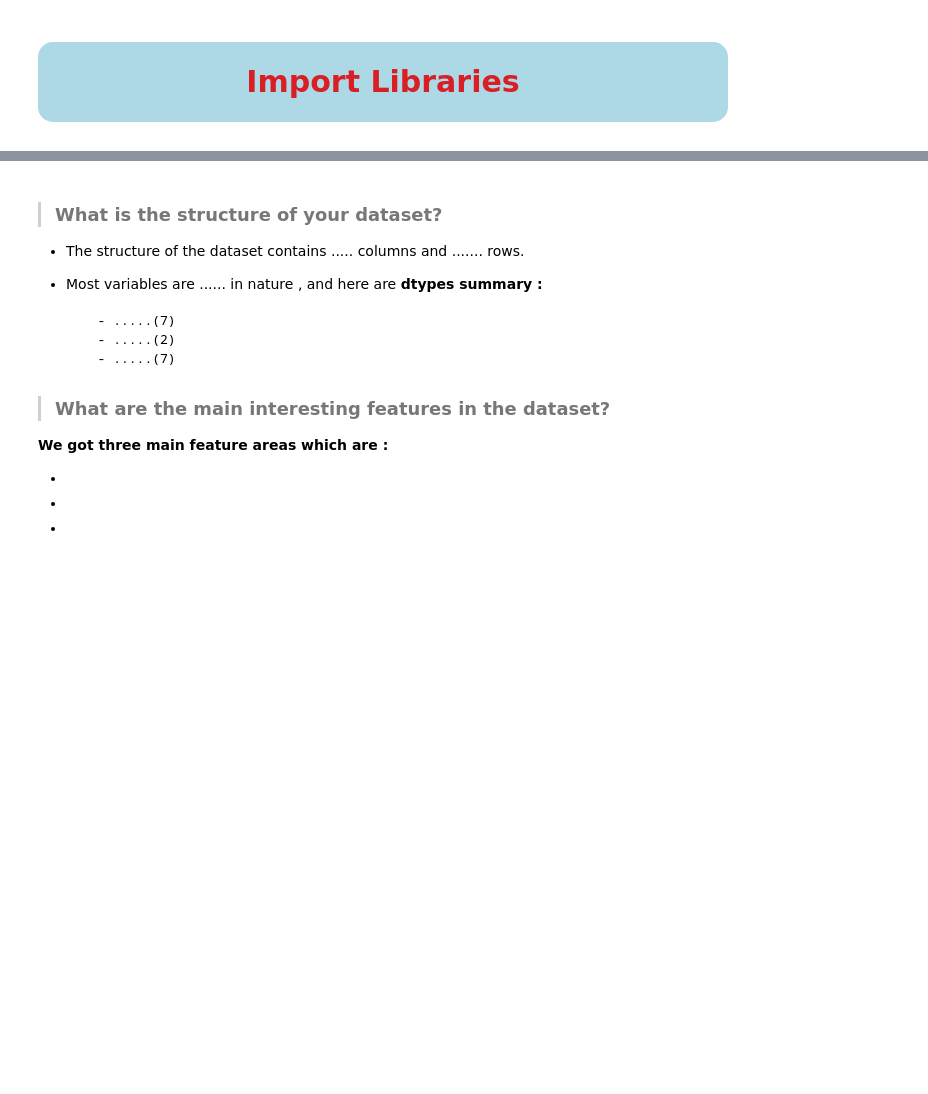
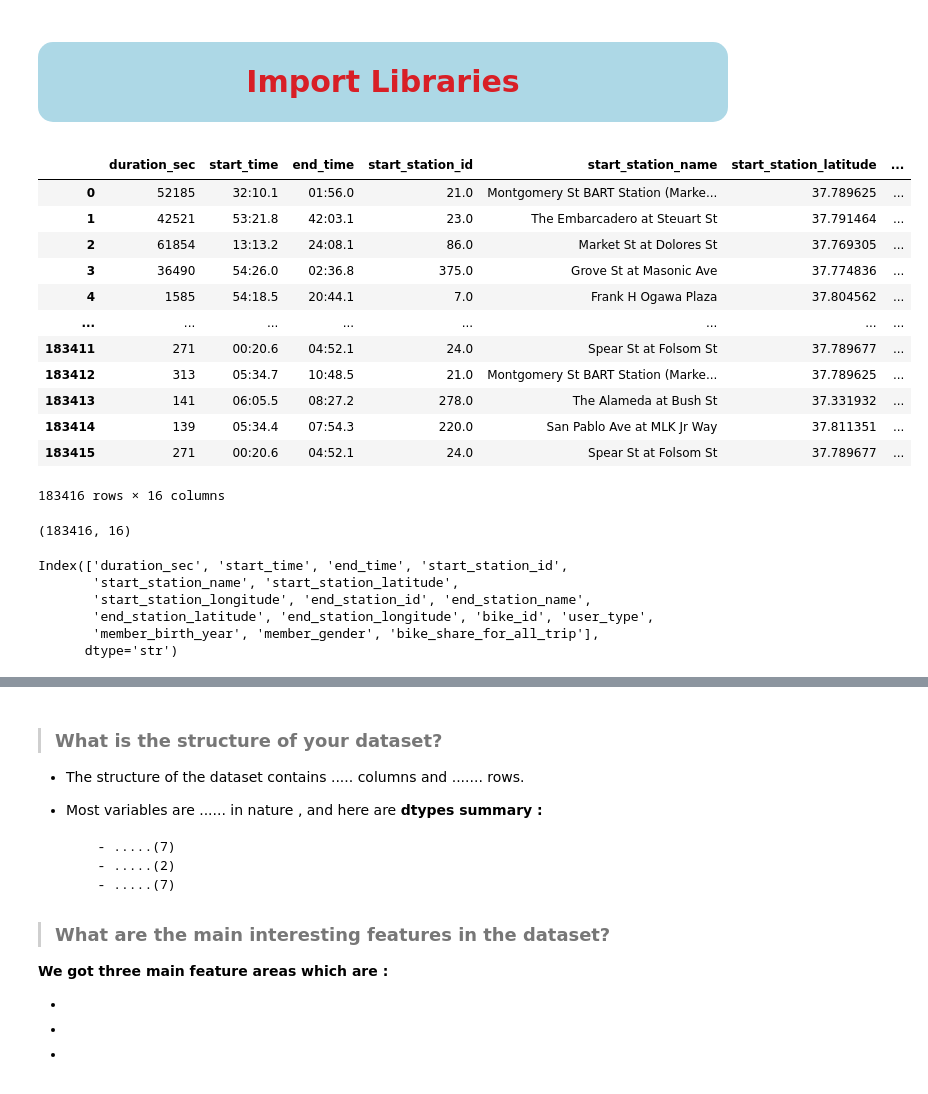
Before and after one commit to Noha62928/CA_AIS2_G1_Ml, a Jupyter notebook: DA/DA/Final_Project/datasciece-Final-Project.ipynb, the cells around one changed output, grey strips where cells are left out. Cells and saved outputs as stored; diff of their text form; code cells hidden in the pictures; blank space fills up the shorter version.

```diff
--- a/DA/DA/Final_Project/datasciece-Final-Project.ipynb
+++ b/DA/DA/Final_Project/datasciece-Final-Project.ipynb
@@ -110,5 +110,34 @@ import seaborn as sb
 %matplotlib inline
 # %%
 # Load my dataset using pandas Dataframe
+import pandas as pd
+df = pd.read_csv("fordgobike-tripdataFor201902.csv")
+df
+# %% [output]
+|  | duration_sec | start_time | end_time | start_station_id | start_station_name | start_station_latitude | ... |
+| 0 | 52185 | 32:10.1 | 01:56.0 | 21.0 | Montgomery St BART Station (Marke... | 37.789625 | ... |
+| 1 | 42521 | 53:21.8 | 42:03.1 | 23.0 | The Embarcadero at Steuart St | 37.791464 | ... |
+| 2 | 61854 | 13:13.2 | 24:08.1 | 86.0 | Market St at Dolores St | 37.769305 | ... |
+| 3 | 36490 | 54:26.0 | 02:36.8 | 375.0 | Grove St at Masonic Ave | 37.774836 | ... |
+| 4 | 1585 | 54:18.5 | 20:44.1 | 7.0 | Frank H Ogawa Plaza | 37.804562 | ... |
+| ... | ... | ... | ... | ... | ... | ... | ... |
+| 183411 | 271 | 00:20.6 | 04:52.1 | 24.0 | Spear St at Folsom St | 37.789677 | ... |
+| 183412 | 313 | 05:34.7 | 10:48.5 | 21.0 | Montgomery St BART Station (Marke... | 37.789625 | ... |
+| 183413 | 141 | 06:05.5 | 08:27.2 | 278.0 | The Alameda at Bush St | 37.331932 | ... |
+| 183414 | 139 | 05:34.4 | 07:54.3 | 220.0 | San Pablo Ave at MLK Jr Way | 37.811351 | ... |
+| 183415 | 271 | 00:20.6 | 04:52.1 | 24.0 | Spear St at Folsom St | 37.789677 | ... |
+183416 rows × 16 columns
 # %%
 # here we make overview in high-level for data shape and composition
+df.shape
+# %% [output]
+(183416, 16)
+# %%
+df.columns
+# %% [output]
+Index(['duration_sec', 'start_time', 'end_time', 'start_station_id',
+       'start_station_name', 'start_station_latitude',
+       'start_station_longitude', 'end_station_id', 'end_station_name',
+       'end_station_latitude', 'end_station_longitude', 'bike_id', 'user_type',
+       'member_birth_year', 'member_gender', 'bike_share_for_all_trip'],
+      dtype='str')
```
Also changed, not shown: parts of 7 cells of this notebook.
